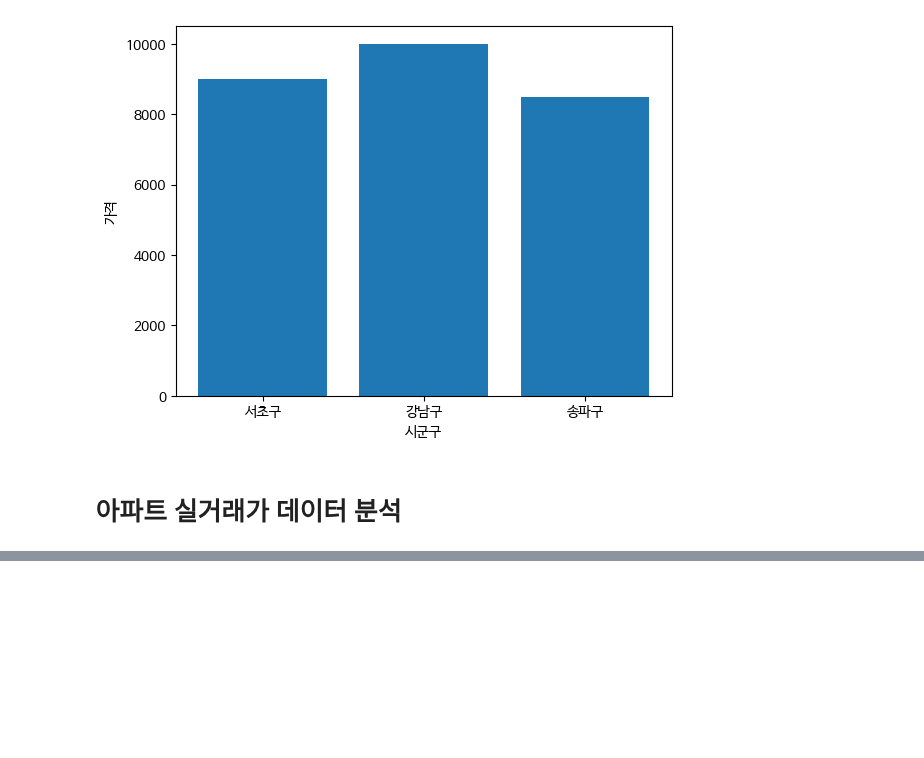
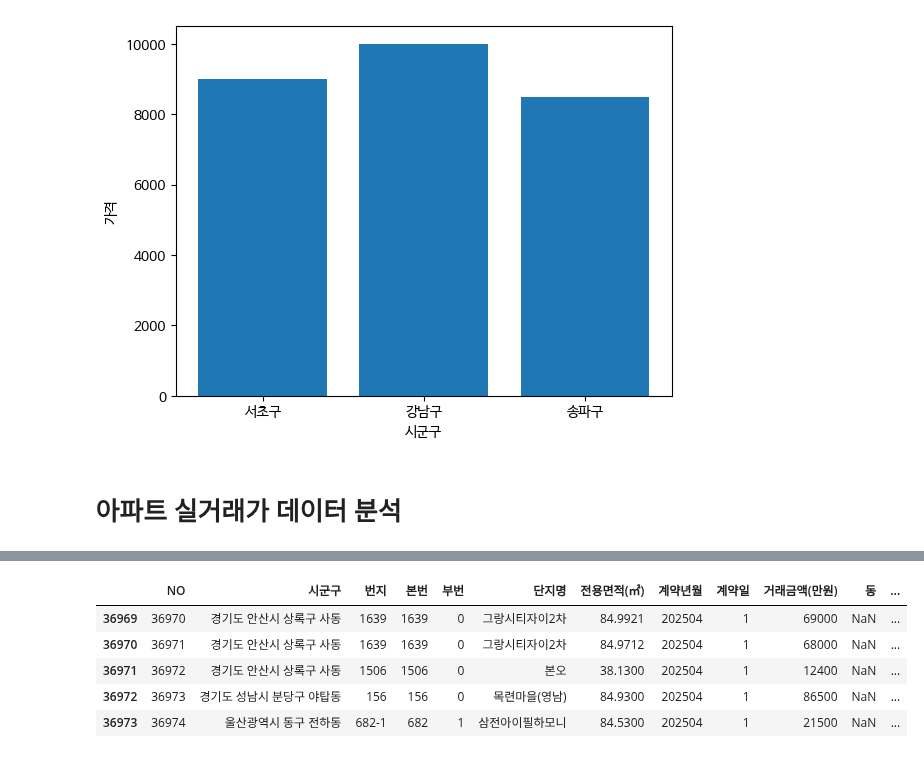
Before and after one commit to JakeOh/202511_BD53, a Jupyter notebook: lab_python/da13_apt.ipynb, the cells around one changed output, grey strips where cells are left out. Cells and saved outputs as stored; diff of their text form; code cells hidden in the pictures; blank space fills up the shorter version.

```diff
--- a/lab_python/da13_apt.ipynb
+++ b/lab_python/da13_apt.ipynb
@@ -86,0 +108,9 @@ plt.show()
+# %%
+apt.tail()
+# %% [output]
+|  | NO | 시군구 | 번지 | 본번 | 부번 | 단지명 | 전용면적(㎡) | 계약년월 | 계약일 | 거래금액(만원) | 동 | ... |
+| 36969 | 36970 | 경기도 안산시 상록구 사동 | 1639 | 1639 | 0 | 그랑시티자이2차 | 84.9921 | 202504 | 1 | 69000 | NaN | ... |
+| 36970 | 36971 | 경기도 안산시 상록구 사동 | 1639 | 1639 | 0 | 그랑시티자이2차 | 84.9712 | 202504 | 1 | 68000 | NaN | ... |
+| 36971 | 36972 | 경기도 안산시 상록구 사동 | 1506 | 1506 | 0 | 본오 | 38.1300 | 202504 | 1 | 12400 | NaN | ... |
+| 36972 | 36973 | 경기도 성남시 분당구 야탑동 | 156 | 156 | 0 | 목련마을(영남) | 84.9300 | 202504 | 1 | 86500 | NaN | ... |
+| 36973 | 36974 | 울산광역시 동구 전하동 | 682-1 | 682 | 1 | 삼전아이필하모니 | 84.5300 | 202504 | 1 | 21500 | NaN | ... |
```
Also changed, not shown: parts of 10 cells of this notebook.
